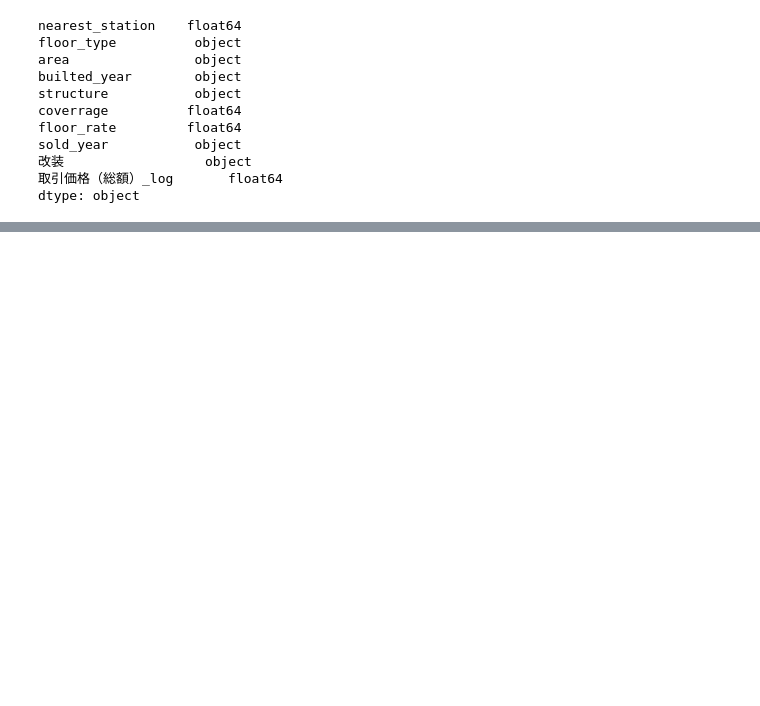
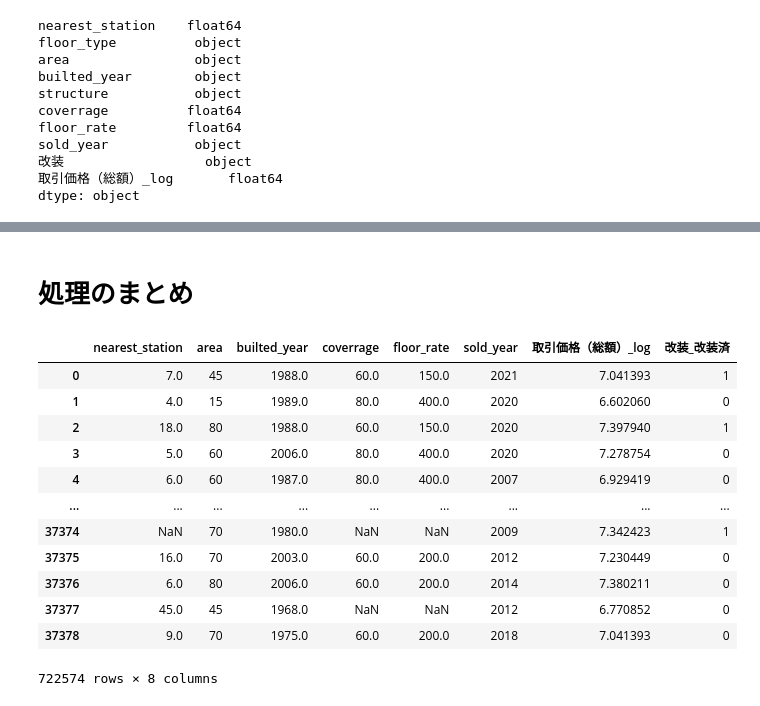
Before and after one commit to KoMaTop10/competitions, a Jupyter notebook: apartment/data_processing.ipynb, the cells around one changed output, grey strips where cells are left out. Drawn from its saved outputs; the diff is of its cells as text; code cells hidden in the pictures; blank space fills up the shorter version.

```diff
--- a/apartment/data_processing.ipynb
+++ b/apartment/data_processing.ipynb
@@ -163,0 +220,18 @@ True
+# %%
+def convert_builted_year(year):
+    if year == year:
+        wareki = year[:2]
+        if(wareki=="戦前"):
+            return 1945
+
+        if(year[2:len(year)-1]=="元"):
+            value =  1
+        else:
+            value = int(year[2:len(year)-1])
+
+        if(wareki == "昭和"):
+            return 1925 + value
+        elif(wareki== "平成"):
+            return 1988 +value
+        elif(wareki=="令和"):
+            return 2018 + value
@@ -163,0 +302,6 @@ True
+# %%
+def convert_area(area):
+    if (area=="2000㎡以上"):
+        return 2000
+    else:
+        return int(area)
@@ -163,0 +342,3 @@ True
+# %%
+def convert_sold_year(year):
+    return int(year[:4])
@@ -177,0 +374,32 @@ dtype: object
+# %% [markdown]
+# 処理のまとめ
+# %%
+def data_processing(data:pd.DataFrame)->pd.DataFrame:
+    df = data.copy()
+    df.nearest_station = df.nearest_station.apply(lambda x: convert_nearest_station(x))
+    df.builted_year = df.builted_year.apply(lambda x:convert_builted_year(x))
+    df.area = df.area.apply(lambda x:convert_area(x))
+    df.sold_year = df.sold_year.apply(lambda x:convert_sold_year(x))
+
+    dummies = pd.get_dummies(data[['改装']])
+    df = pd.concat([df.drop('改装',axis=1),dummies[['改装_改装済']]],axis = 1)
+
+    df = df.drop(["floor_type","structure"],axis=1)
+    return df
+# %%
+processed_data = data_processing(data)
+processed_data
+# %% [output]
+|  | nearest_station | area | builted_year | coverrage | floor_rate | sold_year | 取引価格（総額）_log | 改装_改装済 |
+| 0 | 7.0 | 45 | 1988.0 | 60.0 | 150.0 | 2021 | 7.041393 | 1 |
+| 1 | 4.0 | 15 | 1989.0 | 80.0 | 400.0 | 2020 | 6.602060 | 0 |
+| 2 | 18.0 | 80 | 1988.0 | 60.0 | 150.0 | 2020 | 7.397940 | 1 |
+| 3 | 5.0 | 60 | 2006.0 | 80.0 | 400.0 | 2020 | 7.278754 | 0 |
+| 4 | 6.0 | 60 | 1987.0 | 80.0 | 400.0 | 2007 | 6.929419 | 0 |
+| ... | ... | ... | ... | ... | ... | ... | ... | ... |
+| 37374 | NaN | 70 | 1980.0 | NaN | NaN | 2009 | 7.342423 | 1 |
+| 37375 | 16.0 | 70 | 2003.0 | 60.0 | 200.0 | 2012 | 7.230449 | 0 |
+| 37376 | 6.0 | 80 | 2006.0 | 60.0 | 200.0 | 2014 | 7.380211 | 0 |
+| 37377 | 45.0 | 45 | 1968.0 | NaN | NaN | 2012 | 6.770852 | 0 |
+| 37378 | 9.0 | 70 | 1975.0 | 60.0 | 200.0 | 2018 | 7.041393 | 0 |
+722574 rows × 8 columns
```
Also changed, not shown: parts of 30 cells of this notebook.
